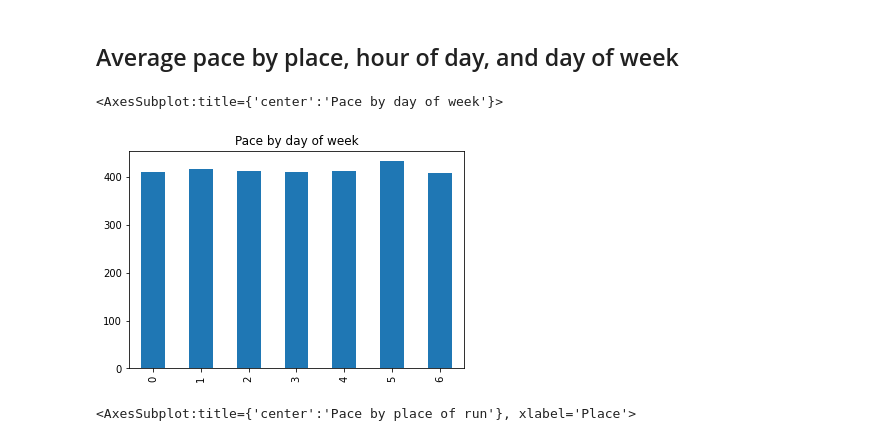
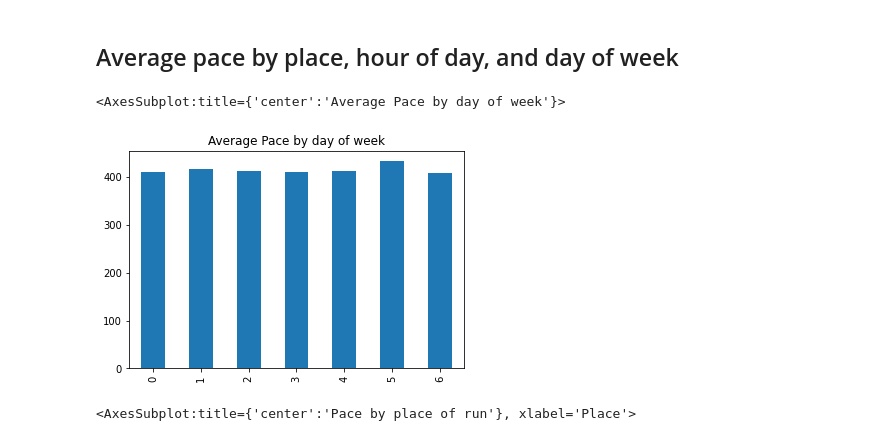
Before and after one commit to kauber/NewRunAnalyzer, a Jupyter notebook: Notebooks/RunAnalyzer_Project.ipynb, the cells around one changed output. Drawn from its saved outputs; the diff is of its cells as text; code cells hidden in the pictures.

```diff
--- a/Notebooks/RunAnalyzer_Project.ipynb
+++ b/Notebooks/RunAnalyzer_Project.ipynb
@@ -455,10 +454,10 @@ plt.show()
 # %% [markdown]
 ## Average pace by place, hour of day, and day of week
 # %%
-rundata.groupby('Day_of_week',as_index=False)['Avg_pace_secs'].mean().plot.bar(legend=False,title='Pace by day of week')
+rundata.groupby('Day_of_week',as_index=False)['Avg_pace_secs'].mean().plot.bar(legend=False,title='Average Pace by day of week')
 # %% [output]
-<AxesSubplot:title={'center':'Pace by day of week'}>
+<AxesSubplot:title={'center':'Average Pace by day of week'}>
-[figure, old version]
+[figure, new version]
 # %%
 rundata.groupby('Place',as_index=False)['Avg_pace_secs'].mean().plot.bar(x='Place',legend=False,title='Pace by place of run')
 # %% [output]
```
Also changed, not shown: parts of 23 cells of this notebook, 5 other files.
